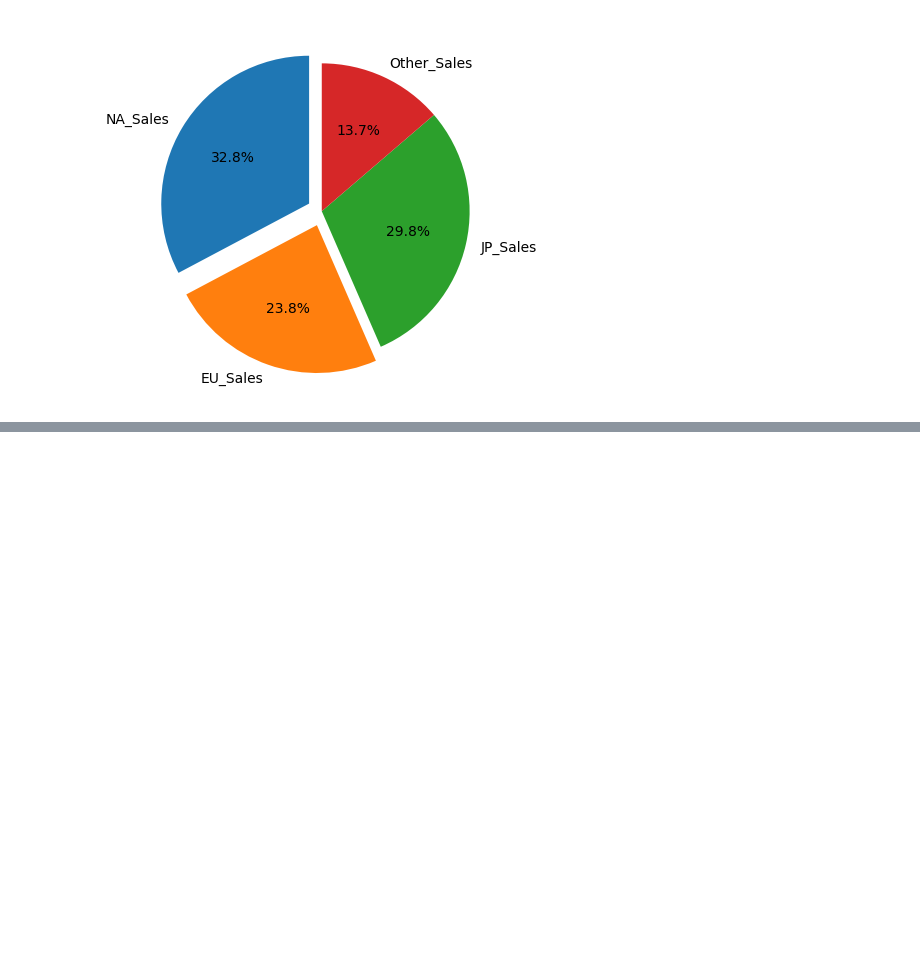
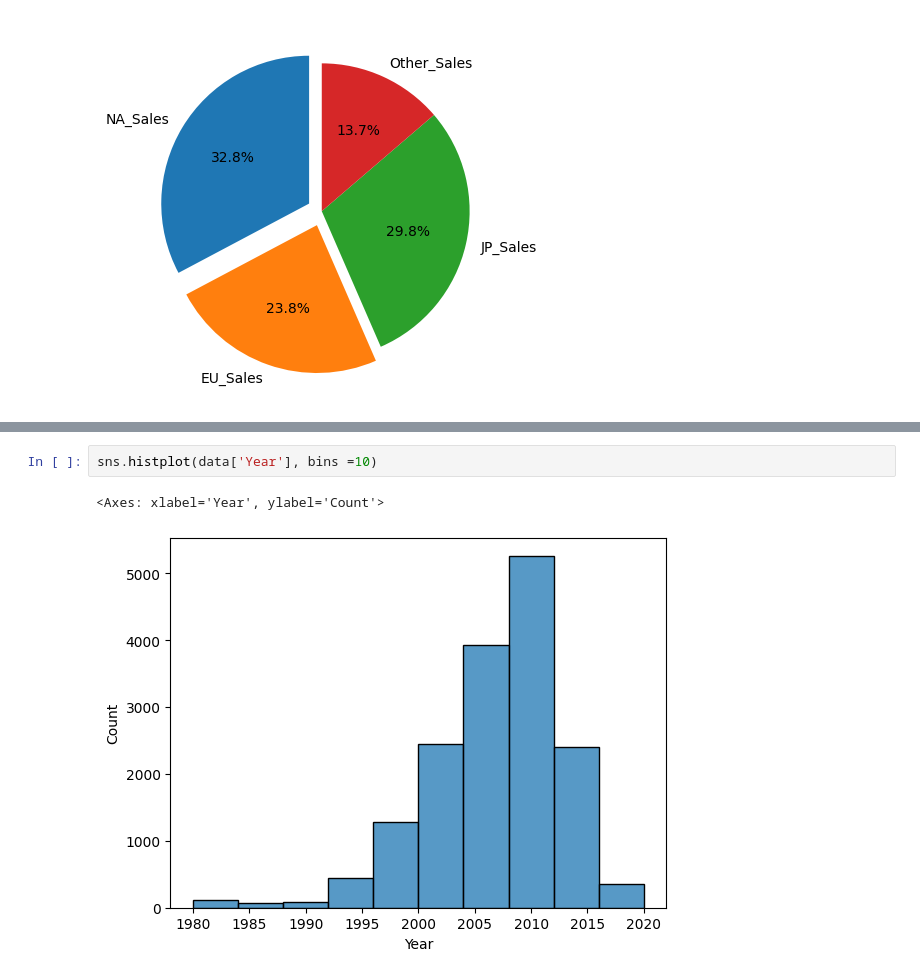
Before and after one commit to sr606/Python-Practice, a Jupyter notebook: Oct24_DV_1.ipynb, the cells around one changed output, grey strips where cells are left out. Drawn from its saved outputs; the diff is of its cells as text; blank space fills up the shorter version.

```diff
--- a/Oct24_DV_1.ipynb
+++ b/Oct24_DV_1.ipynb
@@ -195,0 +226,5 @@ plt.show()
+# %%
+sns.histplot(data['Year'], bins =10)
+# %% [output]
+<Axes: xlabel='Year', ylabel='Count'>
+[figure, added]
```
Also changed, not shown: parts of 15 cells of this notebook.
